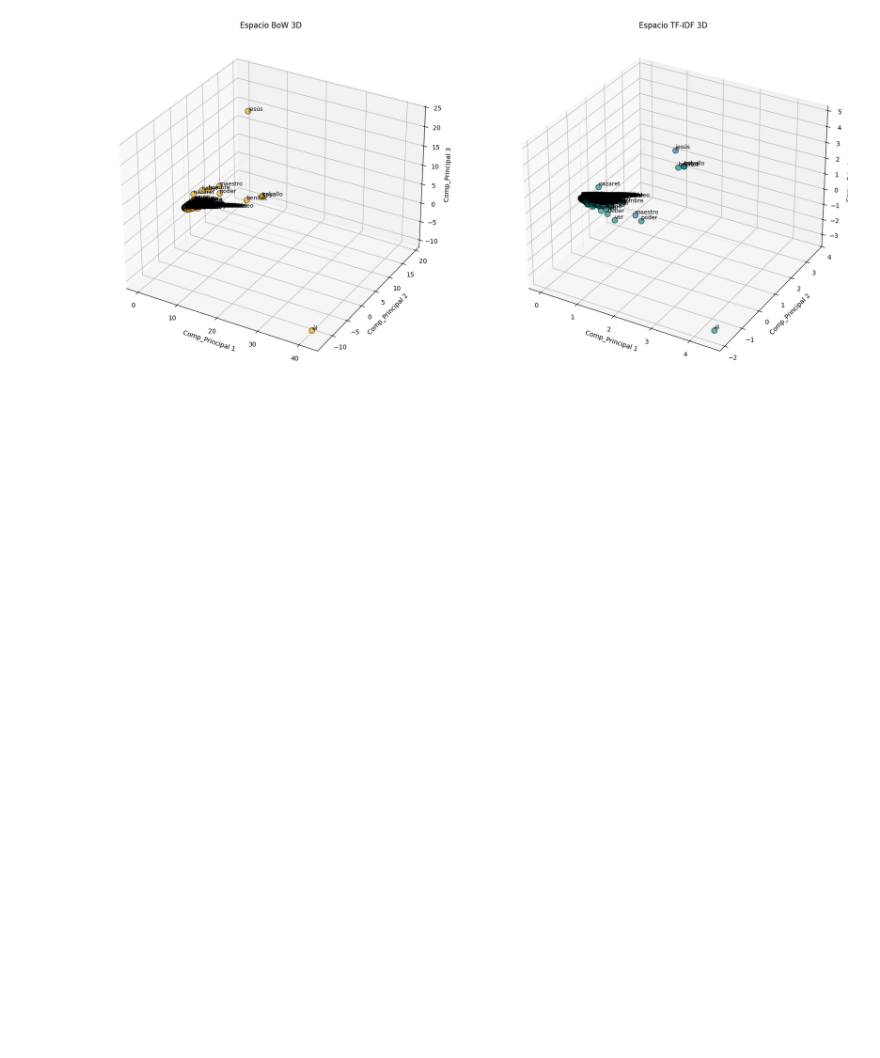
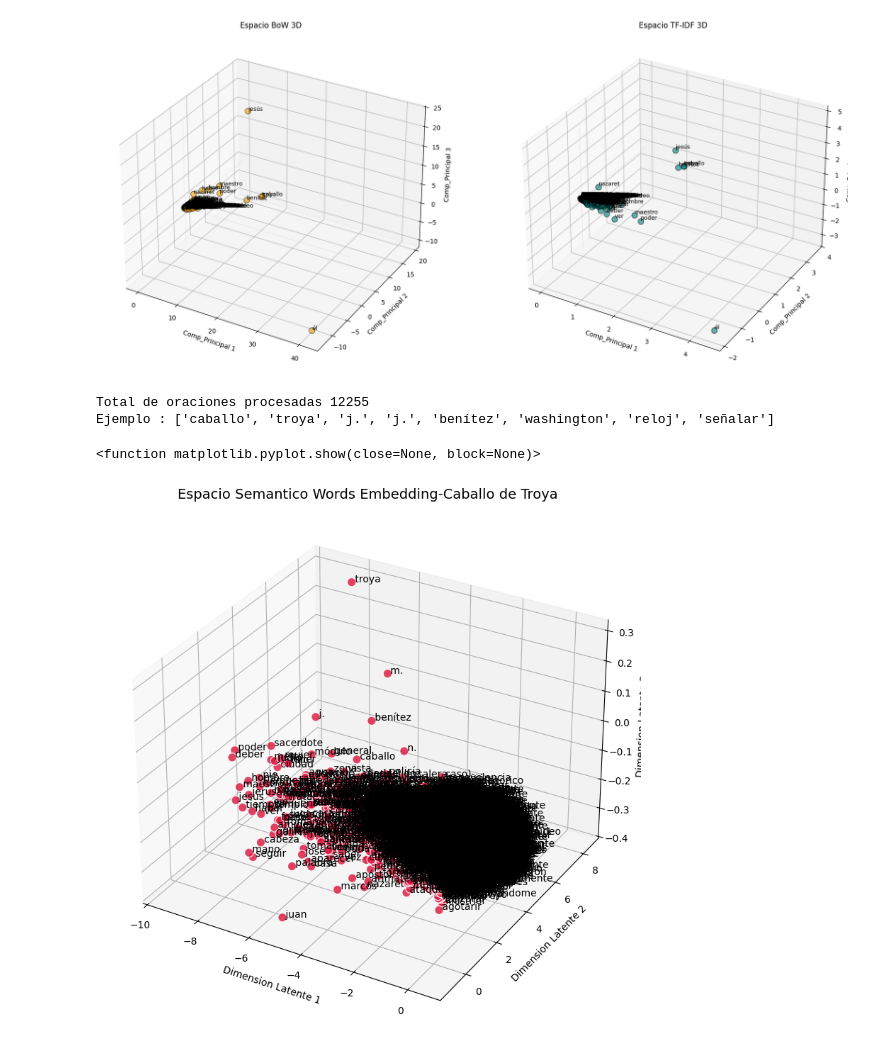
Before and after one commit to egoistjuan/natural_language_processing, a Jupyter notebook: practice.ipynb, the cells around one changed output. Saved outputs shown, nothing was run; the diff lists cells and outputs as text; code cells hidden in the pictures; blank space fills up the shorter version.

Commit message:
Graficas Semanticas

```diff
--- a/practice.ipynb
+++ b/practice.ipynb
@@ -212,0 +216,76 @@ plt.show()
+# %%
+#Creamos sentencias y lematizamos el documento
+
+sentences = []
+
+for sent in doc.sents:
+
+    tokens = [
+        token.lemma_.lower()
+        for token in sent
+        if not token.is_stop and not token.is_punct and token.text.strip()
+    ]
+
+    if len(token) > 1:
+        sentences.append(tokens)
+
+print(f"Total de oraciones procesadas {len(sentences)}")
+print(f"Ejemplo : {sentences[1]}")
+# %% [output]
+Total de oraciones procesadas 12255
+Ejemplo : ['caballo', 'troya', 'j.', 'j.', 'benítez', 'washington', 'reloj', 'señalar']
+# %%
+#Entrenar y graficar el modelo de Word2Vec
+
+model = Word2Vec(
+    sentences,
+    vector_size=10,
+    window=5,
+    min_count=1,
+    workers=multiprocessing.cpu_count(),
+    seed=42
+)
+
+#Exploracion semantica de Caballo de Troya
+
+def palabras_similares(palabra):
+    try:
+        similares = model.wv.most_similar(palabra, topn=3)
+        print(f"Palabras mas cercanas semanticamente a: {palabra}")
+        for sim in similares:
+            print(f" - {sim[0]} (Similitud: {sim[1]: .4f})")
+    except KeyError:
+        print(f"La palabra: {palabra} , no esta en el vocabulario")
+
+#palabras_similares("jesús")
+#palabras_similares("nazaret")
+
+#Visualización en 3d
+
+vocabulario = list(model.wv.index_to_key)
+vectores = model.wv[vocabulario]
+
+pca = PCA(n_components=3)
+vectores_3d = pca.fit_transform(vectores)
+
+df_3d = pd.DataFrame(vectores_3d, columns=['x', 'y', 'z'])
+df_3d['palabra'] = vocabulario
+
+fig = plt.figure(figsize=(12, 8))
+ax = fig.add_subplot(111, projection='3d')
+
+ax.scatter(df_3d['x'], df_3d['y'], df_3d['z'], c='crimson', s=80, edgecolors='white', alpha=0.8)
+
+for i, row in df_3d.iterrows():
+    ax.text(row['x'], row['y'], row['z'], f" {row['palabra']}", size=10)
+
+ax.set_title('Espacio Semantico Words Embedding-Caballo de Troya', fontsize=14)
+ax.set_xlabel('Dimension Latente 1')
+ax.set_ylabel('Dimension Latente 2')
+ax.set_zlabel('Dimension Latente 3')
+
+plt.tight_layout()
+plt.show
+# %% [output]
+<function matplotlib.pyplot.show(close=None, block=None)>
+[figure, added]
```
Also changed, not shown: parts of 1 cell of this notebook.
